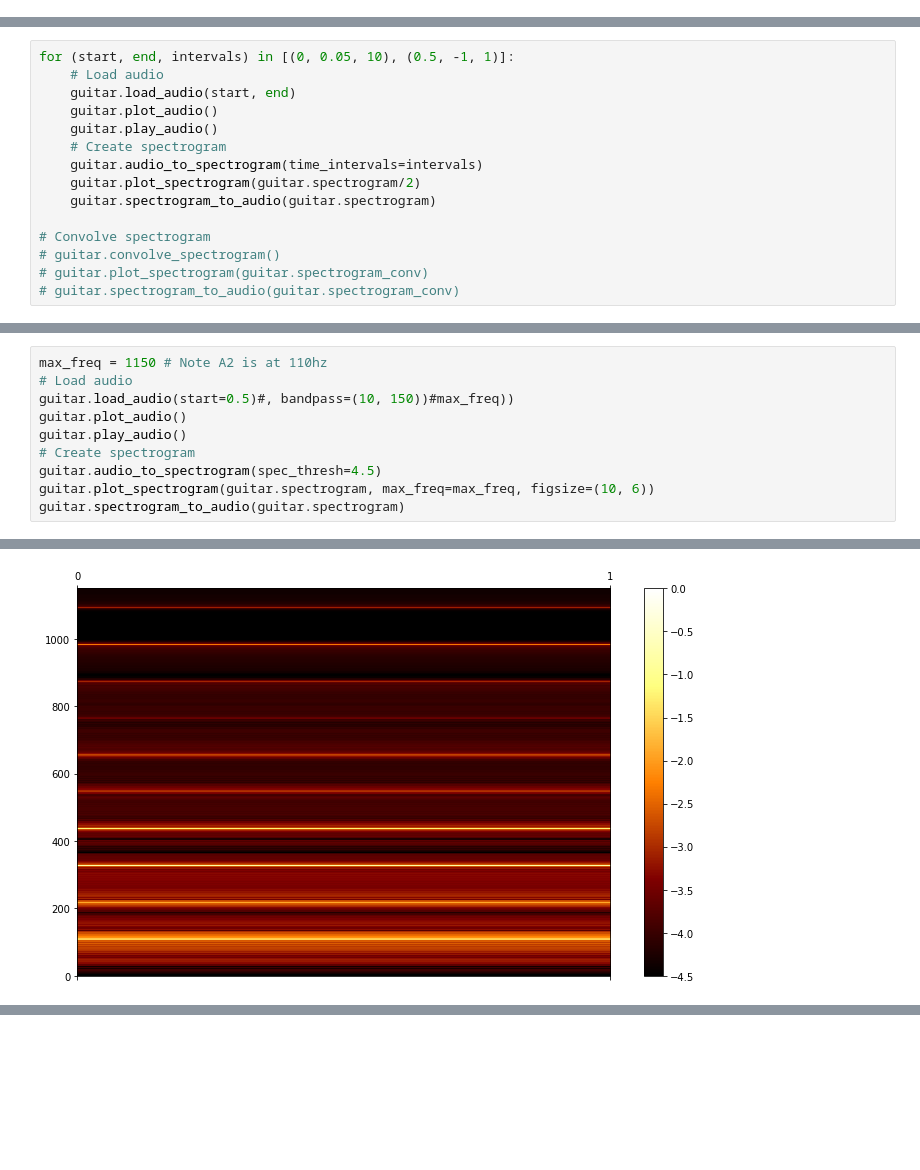
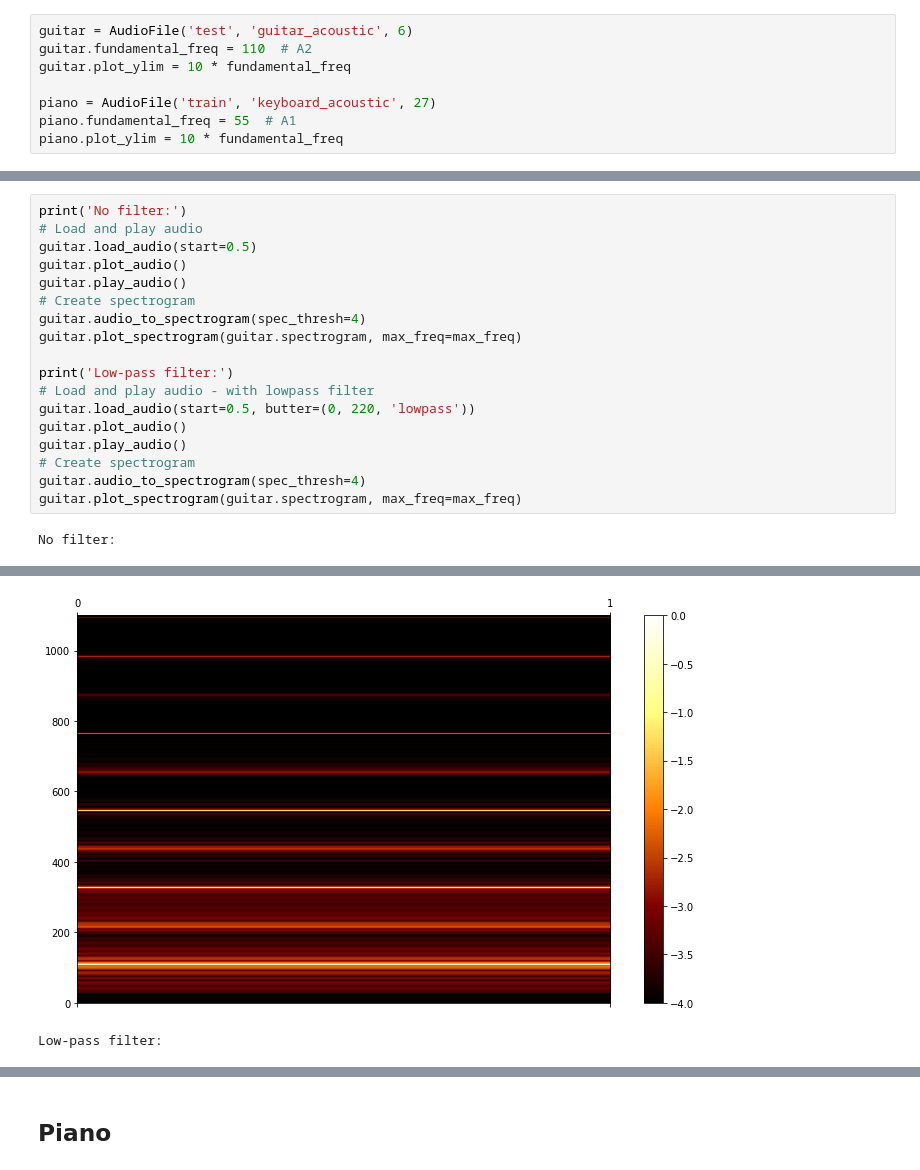
Before and after one commit to JulianFerry/deep-music, a Jupyter notebook: notebooks/spectrogram_convolution.ipynb, the cells around one changed output, grey strips where cells are left out. Drawn from its saved outputs; the diff is of its cells as text; blank space fills up the shorter version.

```diff
--- a/notebooks/spectrogram_convolution.ipynb
+++ b/notebooks/spectrogram_convolution.ipynb
@@ -178,0 +225,8 @@ guitar = AudioFile('test', 'guitar_acoustic', 6)
+# %%
+guitar = AudioFile('test', 'guitar_acoustic', 6)
+guitar.fundamental_freq = 110  # A2
+guitar.plot_ylim = 10 * fundamental_freq
+
+piano = AudioFile('train', 'keyboard_acoustic', 27)
+piano.fundamental_freq = 55  # A1
+piano.plot_ylim = 10 * fundamental_freq
@@ -202,16 +330 @@ for (start, end, intervals) in [(0, 0.05, 10), (0.5, -1, 1)]:
 [interactive output not drawn]
-# %%
-for (start, end, intervals) in [(0, 0.05, 10), (0.5, -1, 1)]:
-    # Load audio
-    guitar.load_audio(start, end)
-    guitar.plot_audio()
-    guitar.play_audio()
-    # Create spectrogram
-    guitar.audio_to_spectrogram(time_intervals=intervals)
-    guitar.plot_spectrogram(guitar.spectrogram/2)
-    guitar.spectrogram_to_audio(guitar.spectrogram)
-
-# Convolve spectrogram
-# guitar.convolve_spectrogram()
-# guitar.plot_spectrogram(guitar.spectrogram_conv)
-# guitar.spectrogram_to_audio(guitar.spectrogram_conv)
@@ -239,14 +346,24 @@ The piano:
 # %%
-max_freq = 1150 # Note A2 is at 110hz
-# Load audio
-guitar.load_audio(start=0.5)#, bandpass=(10, 150))#max_freq))
+print('No filter:')
+# Load and play audio
+guitar.load_audio(start=0.5)
 guitar.plot_audio()
 guitar.play_audio()
 # Create spectrogram
-guitar.audio_to_spectrogram(spec_thresh=4.5)
-guitar.plot_spectrogram(guitar.spectrogram, max_freq=max_freq, figsize=(10, 6))
-guitar.spectrogram_to_audio(guitar.spectrogram)
+guitar.audio_to_spectrogram(spec_thresh=4)
+guitar.plot_spectrogram(guitar.spectrogram, max_freq=max_freq)
+
+print('Low-pass filter:')
+# Load and play audio - with lowpass filter
+guitar.load_audio(start=0.5, butter=(0, 220, 'lowpass'))
+guitar.plot_audio()
+guitar.play_audio()
+# Create spectrogram
+guitar.audio_to_spectrogram(spec_thresh=4)
+guitar.plot_spectrogram(guitar.spectrogram, max_freq=max_freq)
 # %% [output]
+No filter:
 [figure]
 [interactive output not drawn]
-[figure, old version]
+[figure, new version]
+Low-pass filter:
@@ -254 +373,3 @@ guitar.spectrogram_to_audio(guitar.spectrogram)
+# %% [markdown]
+## Piano
 # %%
```
Also changed, not shown: parts of 21 cells of this notebook, 1 other file.
